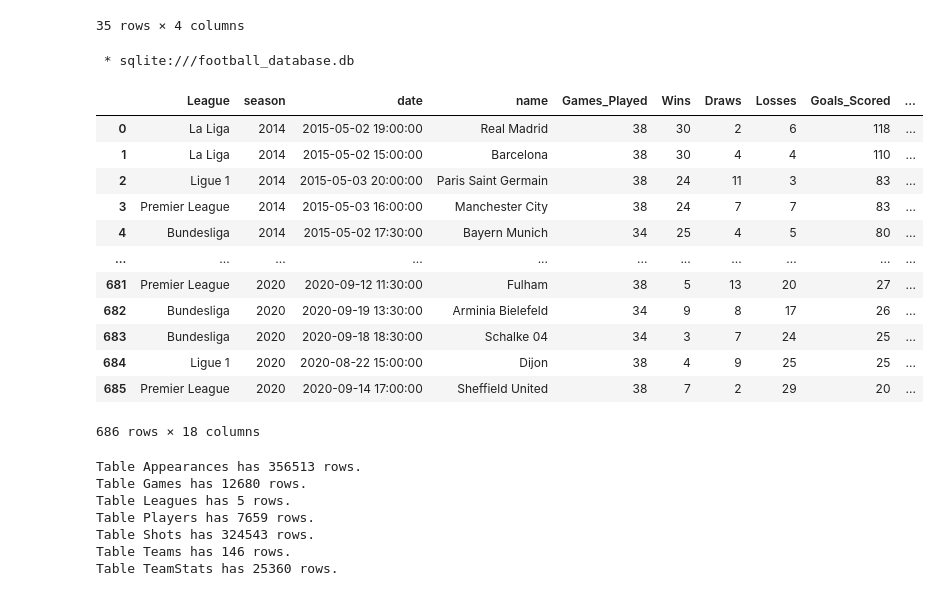
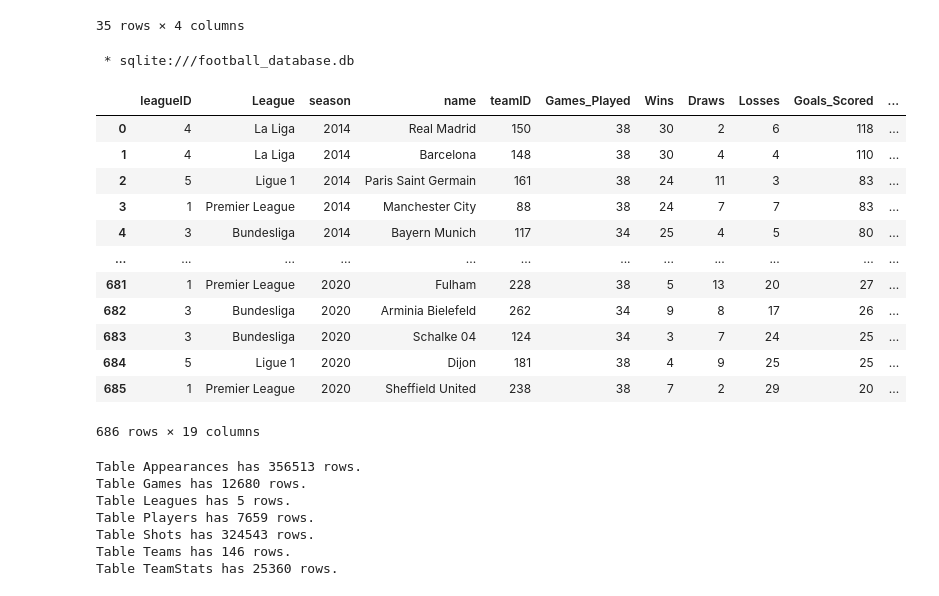
Before and after one commit to Zaki978/European-Soccer-SQL-Data-Project, a Jupyter notebook: EU Football SQL Project.ipynb, the cells around one changed output. Saved outputs shown, nothing was run; the diff lists cells and outputs as text; code cells hidden in the pictures.

```diff
--- a/EU Football SQL Project.ipynb
+++ b/EU Football SQL Project.ipynb
@@ -839,53 +861,52 @@ WITH team_performance AS (SELECT
     l.leagueID,
     l.name AS League,
     ts.season,
-    ts.date,
     t.name,
     t.teamID,
     COUNT(*) AS Games_Played,
     COUNT(CASE WHEN ts.result = 'W' THEN 1 END) as Wins,
     COUNT(CASE WHEN ts.result = 'D' THEN 1 END) as Draws,
     COUNT(CASE WHEN ts.result = 'L' THEN 1 END) as Losses,
     SUM(CASE WHEN g.homeTeamID = t.teamID THEN homeGoals
             WHEN g.awayTeamID = t.teamID THEN awayGoals END) as Goals_Scored,
     SUM(CASE WHEN g.homeTeamID = t.teamID THEN awayGoals
             WHEN g.homeTeamID = t.teamID THEN awayGoals END) as Goals_Conceded,
     ROUND(AVG(ts.shots),2) AS Avg_Shots,
     ROUND(AVG(ts.shotsOnTarget),2) AS Avg_Shots_On_Target,
     ROUND(AVG(ts.fouls),2) AS Avg_Fouls,
     ROUND(AVG(ts.corners),2) as Avg_Corners,
     ROUND(AVG(ts.yellowcards),2) as Avg_Yellow_Cards,
     ROUND(AVG(ts.redcards),2) as Avg_Red_Cards
 FROM games g
 LEFT JOIN leagues l on l.leagueID = g.leagueID
 LEFT JOIN teams t ON t.teamID IN (g.homeTeamID, g.awayTeamID)
 LEFT JOIN teamstats ts ON ts.gameID = g.gameID -- Match the game records first
     -- Match the teamID filed in teamstats when it is either the home team or the away team
     AND ((ts.teamID = t.teamID and g.homeTeamID = ts.teamID)
     OR (ts.teamID = t.teamID and g.awayTeamID = ts.teamID))
 GROUP BY l.name, ts.season, t.name
 )
 
 SELECT *,
     ROUND(1.0 * Goals_Scored/ Games_Played, 2) AS Goals_Per_Game,
     ROUND (Avg_Shots_On_Target / NULLIF (Goals_Scored, 0),2) AS Shots_Per_Goal
 FROM team_performance
 ORDER BY season ASC, Goals_Scored DESC;
 # %% [output]
  * sqlite:///football_database.db
-|  | League | season | date | name | Games_Played | Wins | Draws | Losses | Goals_Scored | ... |
-| 0 | La Liga | 2014 | 2015-05-02 19:00:00 | Real Madrid | 38 | 30 | 2 | 6 | 118 | ... |
-| 1 | La Liga | 2014 | 2015-05-02 15:00:00 | Barcelona | 38 | 30 | 4 | 4 | 110 | ... |
-| 2 | Ligue 1 | 2014 | 2015-05-03 20:00:00 | Paris Saint Germain | 38 | 24 | 11 | 3 | 83 | ... |
-| 3 | Premier League | 2014 | 2015-05-03 16:00:00 | Manchester City | 38 | 24 | 7 | 7 | 83 | ... |
-| 4 | Bundesliga | 2014 | 2015-05-02 17:30:00 | Bayern Munich | 34 | 25 | 4 | 5 | 80 | ... |
-| ... | ... | ... | ... | ... | ... | ... | ... | ... | ... | ... |
-| 681 | Premier League | 2020 | 2020-09-12 11:30:00 | Fulham | 38 | 5 | 13 | 20 | 27 | ... |
-| 682 | Bundesliga | 2020 | 2020-09-19 13:30:00 | Arminia Bielefeld | 34 | 9 | 8 | 17 | 26 | ... |
-| 683 | Bundesliga | 2020 | 2020-09-18 18:30:00 | Schalke 04 | 34 | 3 | 7 | 24 | 25 | ... |
-| 684 | Ligue 1 | 2020 | 2020-08-22 15:00:00 | Dijon | 38 | 4 | 9 | 25 | 25 | ... |
-| 685 | Premier League | 2020 | 2020-09-14 17:00:00 | Sheffield United | 38 | 7 | 2 | 29 | 20 | ... |
+|  | leagueID | League | season | name | teamID | Games_Played | Wins | Draws | Losses | Goals_Scored | ... |
+| 0 | 4 | La Liga | 2014 | Real Madrid | 150 | 38 | 30 | 2 | 6 | 118 | ... |
+| 1 | 4 | La Liga | 2014 | Barcelona | 148 | 38 | 30 | 4 | 4 | 110 | ... |
+| 2 | 5 | Ligue 1 | 2014 | Paris Saint Germain | 161 | 38 | 24 | 11 | 3 | 83 | ... |
+| 3 | 1 | Premier League | 2014 | Manchester City | 88 | 38 | 24 | 7 | 7 | 83 | ... |
+| 4 | 3 | Bundesliga | 2014 | Bayern Munich | 117 | 34 | 25 | 4 | 5 | 80 | ... |
+| ... | ... | ... | ... | ... | ... | ... | ... | ... | ... | ... | ... |
+| 681 | 1 | Premier League | 2020 | Fulham | 228 | 38 | 5 | 13 | 20 | 27 | ... |
+| 682 | 3 | Bundesliga | 2020 | Arminia Bielefeld | 262 | 34 | 9 | 8 | 17 | 26 | ... |
+| 683 | 3 | Bundesliga | 2020 | Schalke 04 | 124 | 34 | 3 | 7 | 24 | 25 | ... |
+| 684 | 5 | Ligue 1 | 2020 | Dijon | 181 | 38 | 4 | 9 | 25 | 25 | ... |
+| 685 | 1 | Premier League | 2020 | Sheffield United | 238 | 38 | 7 | 2 | 29 | 20 | ... |
-686 rows × 18 columns
+686 rows × 19 columns
 # %%
 #automate queries across all tables
 for table_name in csv_files.keys():
```
Also changed, not shown: parts of 4 cells of this notebook, 5 other files.
